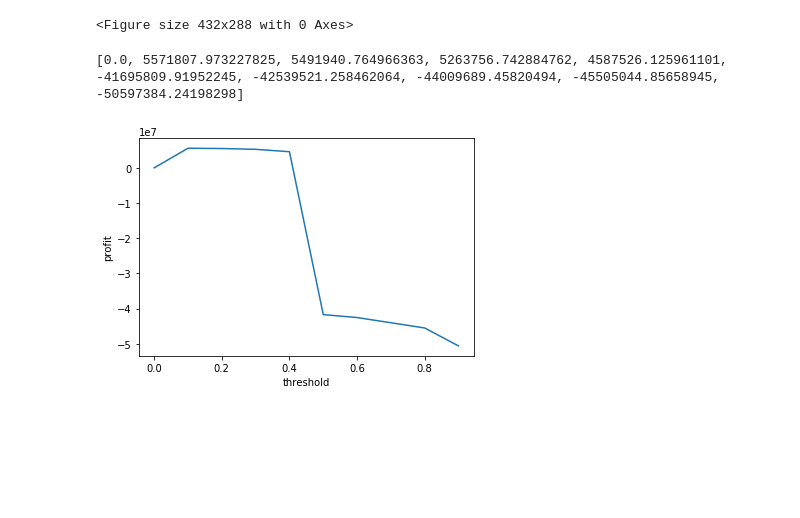
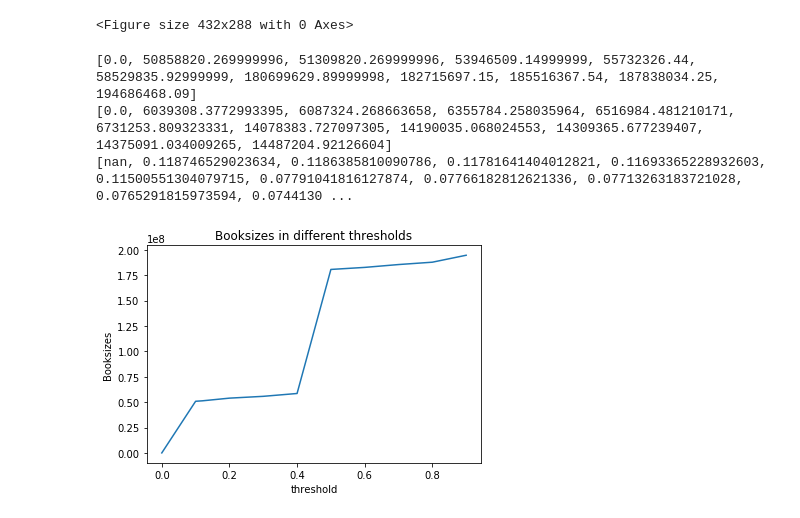
Before and after one commit to vnguye12/vy_capstone1, a Jupyter notebook: Capstone1.ipynb, the cells around one changed output. Saved outputs shown, nothing was run; the diff lists cells and outputs as text; code cells hidden in the pictures; blank space fills up the shorter version.

```diff
--- a/Capstone1.ipynb
+++ b/Capstone1.ipynb
@@ -1746,24 +1760,32 @@ plt.show()
 [figure]
 <Figure size 432x288 with 0 Axes>
 # %%
-thres = [0, 0.1, 0.2, 0.3, 0.4, 0.5, 0.6, 0.7, 0.8, 0.9]
-profit= []
+threshold = [0, 0.1, 0.12, 0.2, 0.3, 0.4, 0.5, 0.6, 0.7, 0.8, 0.9]
+margins= []
+Profits = []
+Booksizes = []
 interest_rate = 0.12
-for k in thres :
-    threshold = ((disb_prob_df.Probability<= k).values)*1
-    Gain = interest_rate * ((disb_prob_df['DisbursementAmount']*threshold).sum())
-    Lose = (disb_prob_df['DisbursementAmount']*disb_prob_df['Probability']*threshold).sum()
-    p = Gain - Lose
-    profit.append(p)
+for k in threshold :
+    lended = ((disb_prob_df.Probability<= k).values)*1
+    total_disb = (disb_prob_df['DisbursementAmount']*lended).sum()
+    Gain = interest_rate *((disb_prob_df['DisbursementAmount']*lended*(1-disb_prob_df['Probability'])).sum())
+    margin = Gain/total_disb
+    Profits.append(Gain)
+    margins.append(margin)
+    Booksizes.append(total_disb)
 
-
-print(profit)
+print(Booksizes)
+print(Gains)
+print(margins)
 # %% [output]
-[0.0, 5571807.973227825, 5491940.764966363, 5263756.742884762, 4587526.125961101, -41695809.91952245, -42539521.258462064, -44009689.45820494, -45505044.85658945, -50597384.24198298]
+[0.0, 50858820.269999996, 51309820.269999996, 53946509.14999999, 55732326.44, 58529835.92999999, 180699629.89999998, 182715697.15, 185516367.54, 187838034.25, 194686468.09]
+[0.0, 6039308.3772993395, 6087324.268663658, 6355784.258035964, 6516984.481210171, 6731253.809323331, 14078383.727097305, 14190035.068024553, 14309365.677239407, 14375091.034009265, 14487204.92126604]
+[nan, 0.118746529023634, 0.1186385810090786, 0.11781641404012821, 0.11693365228932603, 0.11500551304079715, 0.07791041816127874, 0.07766182812621336, 0.07713263183721028, 0.0765291815973594, 0.0744130 ...
 # %%
-plt.plot(thres,profit)
+plt.plot(threshold,Booksizes)
 plt.xlabel('threshold')
-plt.ylabel ('profit')
+plt.ylabel ('Booksizes')
+plt.title('Booksizes in different thresholds')
 plt.show()
 # %% [output]
-[figure, old version]
+[figure, new version]
```
Also changed, not shown: parts of 17 cells of this notebook.
